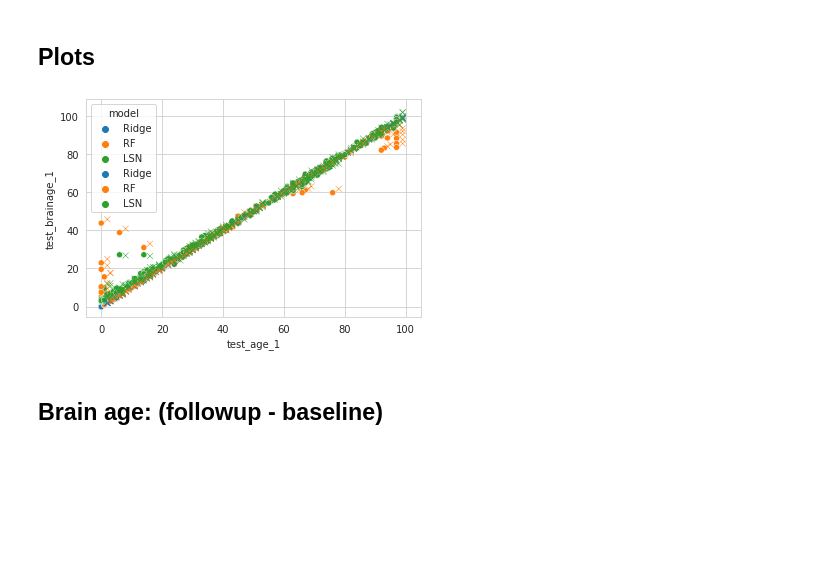
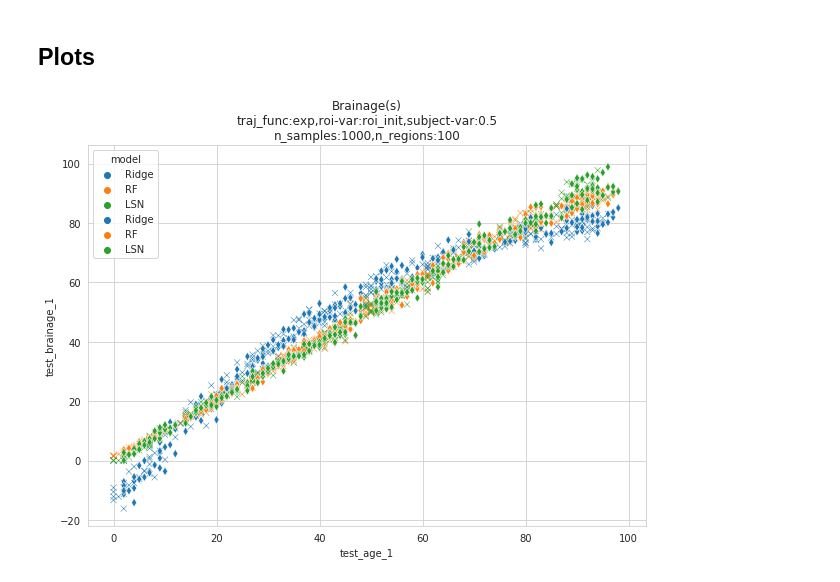
Before and after one commit to nikhil153/brain-diff, a Jupyter notebook: 7_brain_diff_sim.ipynb, the cells around one changed output. Drawn from its saved outputs; the diff is of its cells as text; code cells hidden in the pictures; blank space fills up the shorter version.

```diff
--- a/7_brain_diff_sim.ipynb
+++ b/7_brain_diff_sim.ipynb
@@ -64,8 +86,8 @@ plt.legend()
 ### Additive initial factor: subject variability
 # %%
 # same init factor for each ROI
-n_samples = 100
-intersubject_std = 0.0
+n_samples = 10
+intersubject_std = 0.5
 
 roi_1 = get_traj_samples(traj1, n_samples, intersubject_std)
 roi_2 = get_traj_samples(traj2, n_samples, intersubject_std)
@@ -86,0 +113,14 @@ with sns.axes_style("whitegrid"):
+# %%
+roi_list = [roi_1,roi_2]
+y_baseline, X_baseline, X_followup = get_cross_sectional_samples(roi_list, followup_interval=10)
+fig, axes = plt.subplots(1,2,figsize=(15,5),sharex=False,sharey=False)
+with sns.axes_style("whitegrid"):
+    ax = axes[0]
+    g = sns.heatmap(X_baseline, annot=True, fmt=".3g", ax=ax)
+    g.set_xlabel("roi")
+    g.set_ylabel("sample id")
+    g.set_title("baseline")
+    ax = axes[1]
+    g = sns.heatmap(X_followup,annot=True, fmt=".3g", ax=ax)
+    g.set_title("followup")
+    g.set_xlabel("roi")
@@ -356,12 +654,25 @@ epoch_loss_df
 # %% [markdown]
 ## Plots
 # %%
-plot_df = perf_df[(perf_df["followup_interval"]==2)&(perf_df["n_regions"]==1000)].copy()
+plot_df = perf_df.copy()
+func_type = "exp"
+shift_param = "roi_init"
+intersubject_std = 0.5
+followup_interval = 2
+n_samples = 1000
+n_regions = 100
+
+plot_df = plot_df[(plot_df["func_type"]==func_type) & (plot_df["shift_param"]==shift_param)]
+plot_df = plot_df[(plot_df["intersubject_std"]==intersubject_std) & (plot_df["followup_interval"]==followup_interval)]
+plot_df = plot_df[(plot_df["n_samples"]==n_samples) & (plot_df["n_regions"]==n_regions)]
+
+plot_df = plot_df[plot_df["model"].isin(["Ridge","RF","LSN"])]
 
 with sns.axes_style("whitegrid"):
-    g = sns.scatterplot(x="test_age_1",y="test_brainage_1",hue="model", marker="o", data=plot_df)
-    g = sns.scatterplot(x="test_age_2",y="test_brainage_2",hue="model", marker="x", data=plot_df)
+    fig, ax = plt.subplots(figsize=(10,7))
+    g = sns.scatterplot(x="test_age_1",y="test_brainage_1",hue="model", marker="x", data=plot_df, ax=ax)
+    g = sns.scatterplot(x="test_age_2",y="test_brainage_2",hue="model", marker="d", data=plot_df, ax=ax)
+
+    ax.set_title(f"Brainage(s)\ntraj_func:{func_type},roi-var:{shift_param},subject-var:{intersubject_std}\nn_samples:{n_samples},n_regions:{n_regions}")
 # %% [output]
-[figure, old version]
+[figure, new version]
-# %% [markdown]
-## Brain age: (followup - baseline)
```
Also changed, not shown: parts of 23 cells of this notebook, 4 other files.
